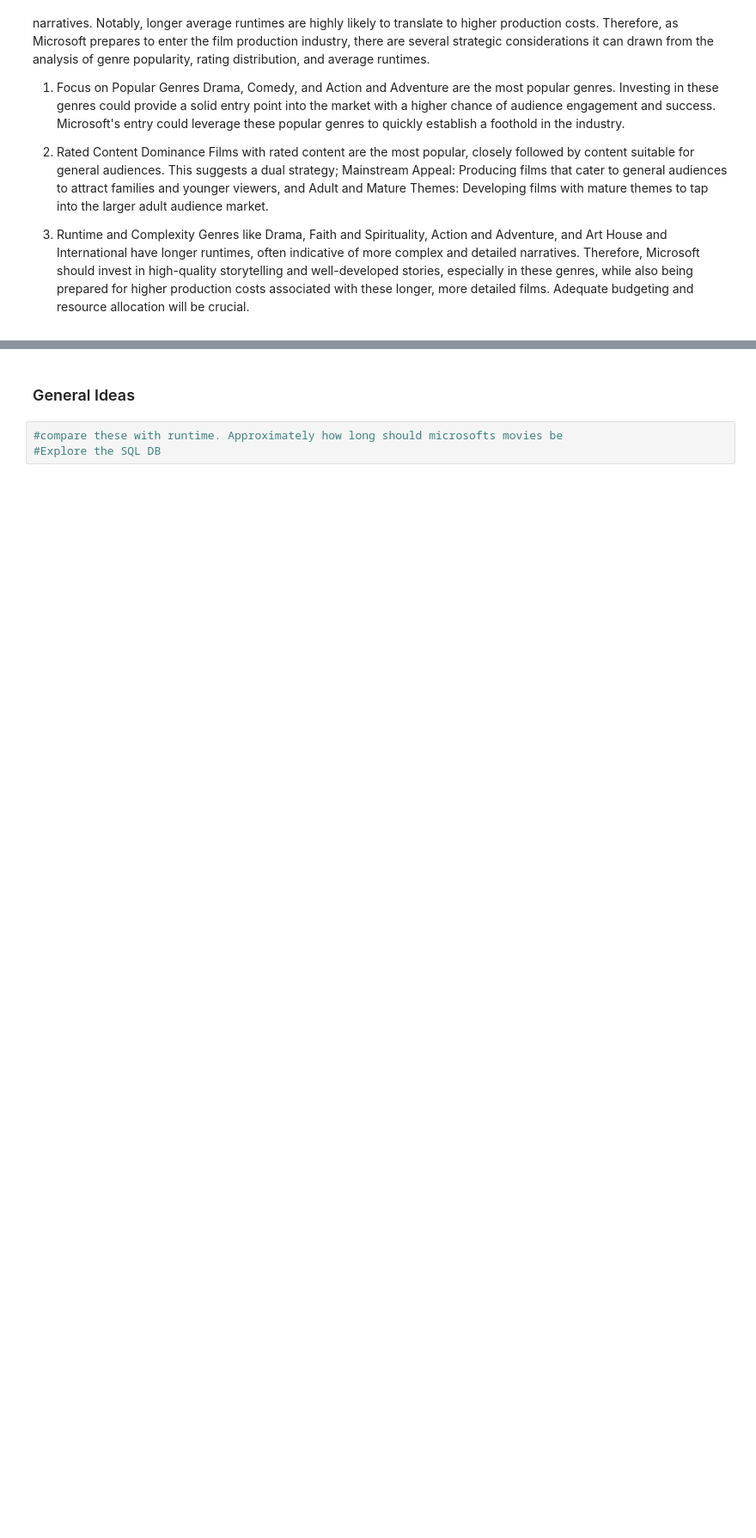
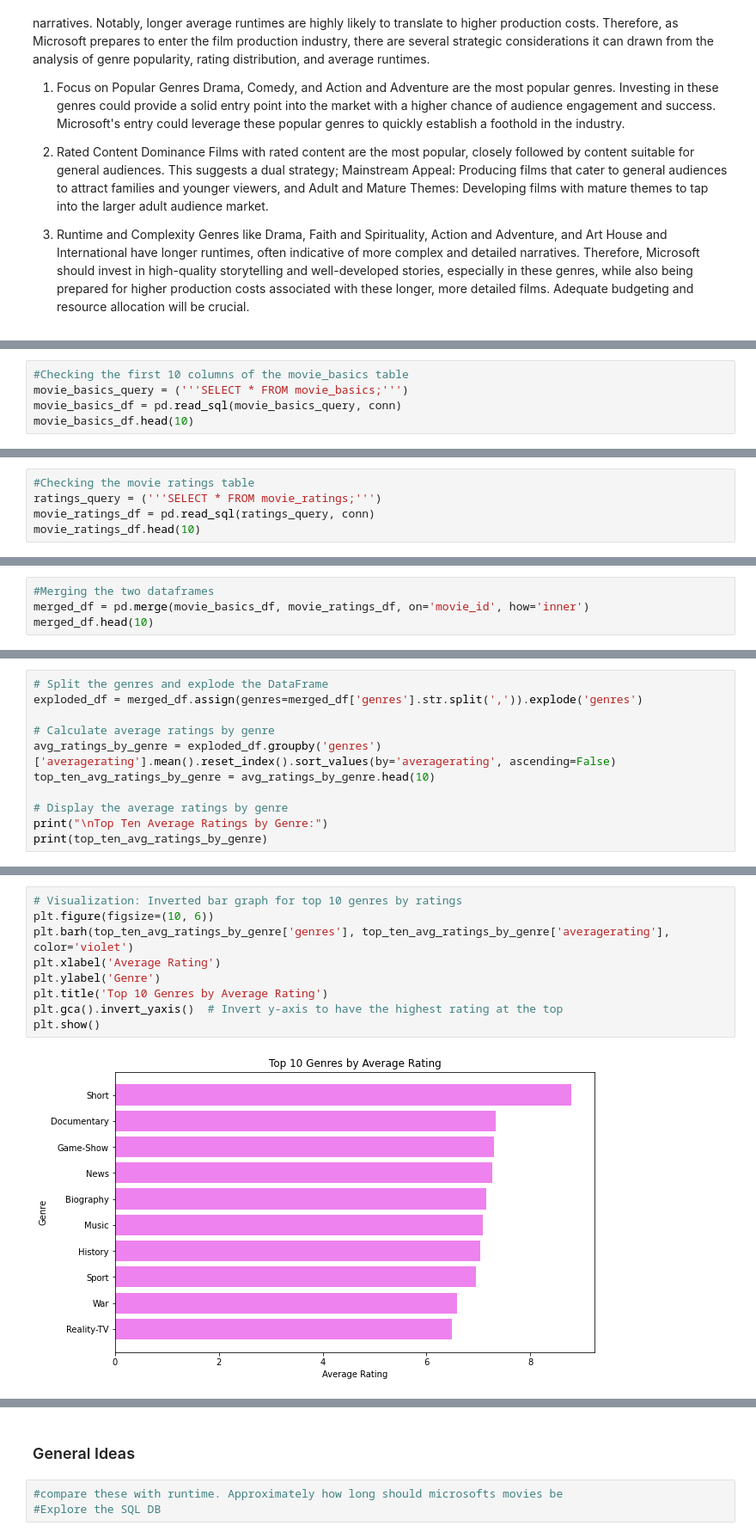
Before and after one commit to JulieMusangi/Film-Performance-Insights, a Jupyter notebook: analysis.ipynb, the cells around one changed output, grey strips where cells are left out. Shown at 86% size. Cells and saved outputs as stored; diff of their text form; blank space fills up the shorter version.

```diff
--- a/analysis.ipynb
+++ b/analysis.ipynb
@@ -675,3 +681,8 @@ pd.read_sql (tables, conn)
 | 5 | persons |
 | 6 | principals |
 | 7 | writers |
+# %%
+#Checking the first 10 columns of the movie_basics table
+movie_basics_query = ('''SELECT * FROM movie_basics;''')
+movie_basics_df = pd.read_sql(movie_basics_query, conn)
+movie_basics_df.head(10)
@@ -677,0 +701,5 @@ pd.read_sql (tables, conn)
+# %%
+#Checking the movie ratings table
+ratings_query = ('''SELECT * FROM movie_ratings;''')
+movie_ratings_df = pd.read_sql(ratings_query, conn)
+movie_ratings_df.head(10)
@@ -677,0 +718,4 @@ pd.read_sql (tables, conn)
+# %%
+#Merging the two dataframes
+merged_df = pd.merge(movie_basics_df, movie_ratings_df, on='movie_id', how='inner')
+merged_df.head(10)
@@ -677,0 +736,11 @@ pd.read_sql (tables, conn)
+# %%
+# Split the genres and explode the DataFrame
+exploded_df = merged_df.assign(genres=merged_df['genres'].str.split(',')).explode('genres')
+
+# Calculate average ratings by genre
+avg_ratings_by_genre = exploded_df.groupby('genres')['averagerating'].mean().reset_index().sort_values(by='averagerating', ascending=False)
+top_ten_avg_ratings_by_genre = avg_ratings_by_genre.head(10)
+
+# Display the average ratings by genre
+print("\nTop Ten Average Ratings by Genre:")
+print(top_ten_avg_ratings_by_genre)
@@ -677,0 +760,11 @@ pd.read_sql (tables, conn)
+# %%
+# Visualization: Inverted bar graph for top 10 genres by ratings
+plt.figure(figsize=(10, 6))
+plt.barh(top_ten_avg_ratings_by_genre['genres'], top_ten_avg_ratings_by_genre['averagerating'], color='violet')
+plt.xlabel('Average Rating')
+plt.ylabel('Genre')
+plt.title('Top 10 Genres by Average Rating')
+plt.gca().invert_yaxis()  # Invert y-axis to have the highest rating at the top
+plt.show()
+# %% [output]
+[figure, added]
```
Also changed, not shown: parts of 20 cells of this notebook, 2 other files.
